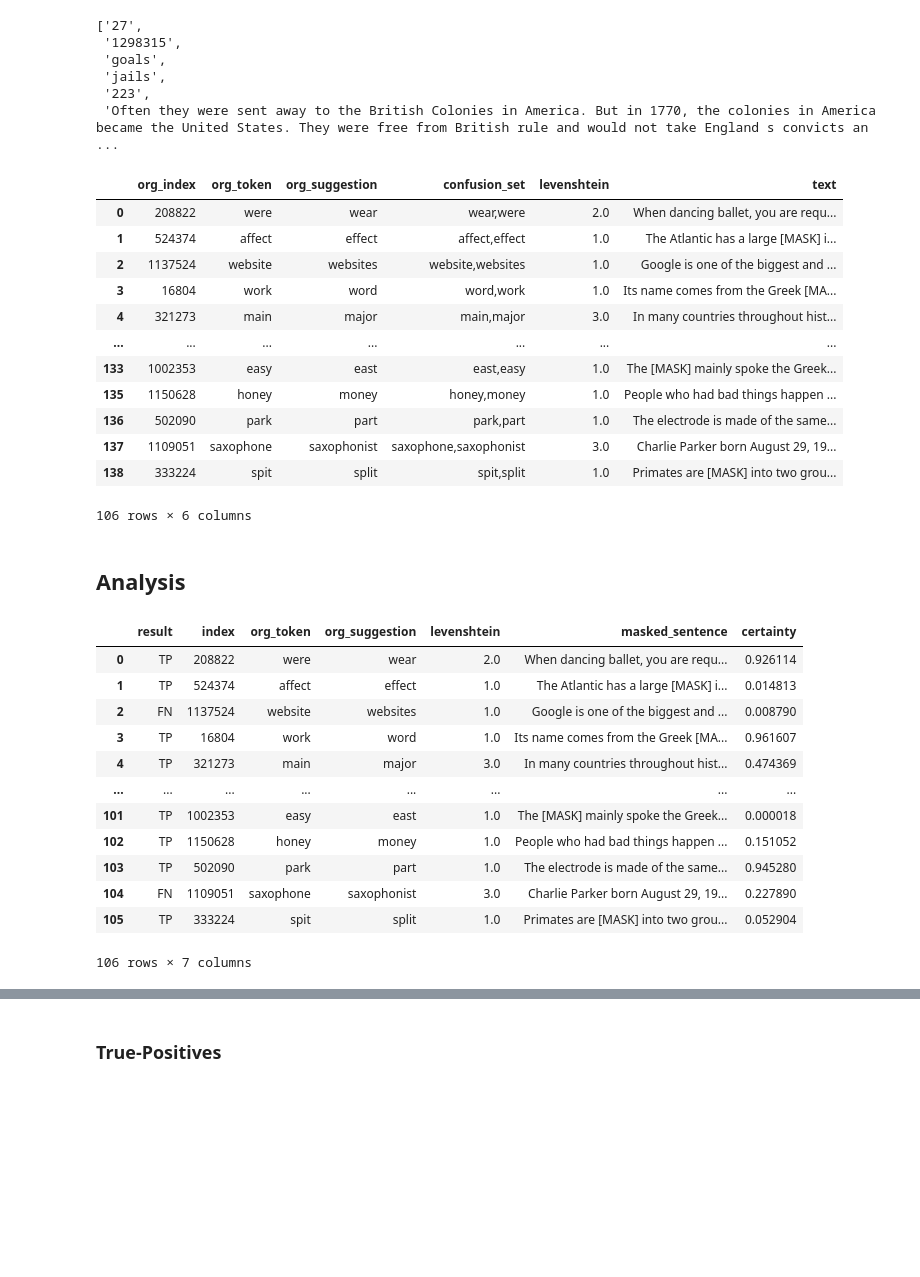
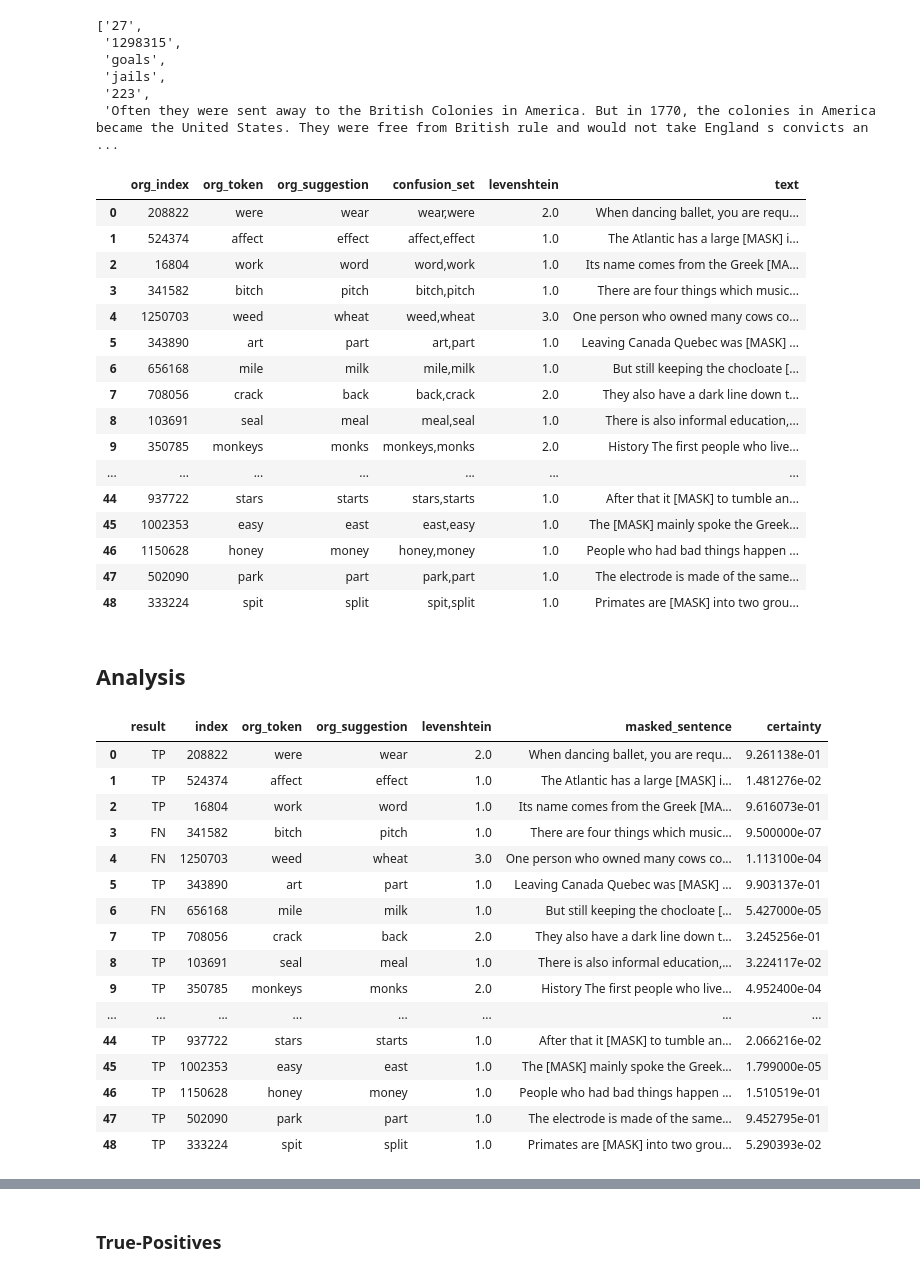
Before and after one commit to zesch/rwse-experiments, a Jupyter notebook: experiments/analyze_dataset_semantic_en.ipynb, the cells around one changed output, grey strips where cells are left out. Cells and saved outputs as stored; diff of their text form; code cells hidden in the pictures; blank space fills up the shorter version.

```diff
--- a/experiments/analyze_dataset_semantic_en.ipynb
+++ b/experiments/analyze_dataset_semantic_en.ipynb
@@ -47,7 +47,8 @@ collection[0]
  '223',
  'Often they were sent away to the British Colonies in America. But in 1770, the colonies in America became the United States. They were free from British rule and would not take England s convicts an ...
 # %%
-file_name = 'input/cleaned_dataset_semantic_en.csv'
+#file_name = 'input/cleaned_dataset_semantic_en.csv'
+file_name = 'input/modified_dataset_semantic_en.csv'
 
 def clean_text(text):
     text = '. '.join([part.strip() for part in text.split('.')]).strip()
@@ -82,43 +83,47 @@ if not os.path.exists(file_name):
             'confusion_set': f'{",".join(sorted([value[2],value[3]]))}',
             'levenshtein': edit_distance.compute(value[2], value[3]),
             'text': find_sentence(value[2], int(value[4]), ' '.join(value[5:]))
         }
         if check_token(tokenizer, item['org_token']) is None:
             bad_words.append(item['org_token'])
         elif check_token(tokenizer, item['org_suggestion']) is None:
             bad_words.append(item['org_suggestion'])
         elif item['text'] is None:
             bad_indices.append(item['org_index'])
         else:
             cleaned_collection_semantic.append(item)
 
 
     cleaned_collection_semantic = pd.DataFrame.from_dict(cleaned_collection_semantic)
     for confusion_set in cleaned_collection_semantic['confusion_set'].unique():
         indices = cleaned_collection_semantic[cleaned_collection_semantic['confusion_set'] == confusion_set].index
         if len(indices) == 2:
             cleaned_collection_semantic.drop(min(indices), inplace=True)
     cleaned_collection_semantic.to_csv(file_name, index=False, sep='\t')
     pd.DataFrame(bad_words).to_csv(file_name+'-bad_words', index=False, header=None, sep='\t')
     pd.DataFrame(bad_indices).to_csv(file_name+'-bad_indices', index=False, header=None, sep='\t')
 else:
     cleaned_collection_semantic = pd.read_csv(file_name, sep='\t')
 
 cleaned_collection_semantic
 # %% [output]
 |  | org_index | org_token | org_suggestion | confusion_set | levenshtein | text |
 | 0 | 208822 | were | wear | wear,were | 2.0 | When dancing ballet, you are requ... |
 | 1 | 524374 | affect | effect | affect,effect | 1.0 | The Atlantic has a large [MASK] i... |
-| 2 | 1137524 | website | websites | website,websites | 1.0 | Google is one of the biggest and ... |
-| 3 | 16804 | work | word | word,work | 1.0 | Its name comes from the Greek [MA... |
-| 4 | 321273 | main | major | main,major | 3.0 | In many countries throughout hist... |
+| 2 | 16804 | work | word | word,work | 1.0 | Its name comes from the Greek [MA... |
+| 3 | 341582 | bitch | pitch | bitch,pitch | 1.0 | There are four things which music... |
+| 4 | 1250703 | weed | wheat | weed,wheat | 3.0 | One person who owned many cows co... |
+| 5 | 343890 | art | part | art,part | 1.0 | Leaving Canada Quebec was [MASK] ... |
+| 6 | 656168 | mile | milk | mile,milk | 1.0 | But still keeping the chocloate [... |
+| 7 | 708056 | crack | back | back,crack | 2.0 | They also have a dark line down t... |
+| 8 | 103691 | seal | meal | meal,seal | 1.0 | There is also informal education,... |
+| 9 | 350785 | monkeys | monks | monkeys,monks | 2.0 | History The first people who live... |
 | ... | ... | ... | ... | ... | ... | ... |
-| 133 | 1002353 | easy | east | east,easy | 1.0 | The [MASK] mainly spoke the Greek... |
-| 135 | 1150628 | honey | money | honey,money | 1.0 | People who had bad things happen ... |
-| 136 | 502090 | park | part | park,part | 1.0 | The electrode is made of the same... |
-| 137 | 1109051 | saxophone | saxophonist | saxophone,saxophonist | 3.0 | Charlie Parker born August 29, 19... |
-| 138 | 333224 | spit | split | spit,split | 1.0 | Primates are [MASK] into two grou... |
+| 44 | 937722 | stars | starts | stars,starts | 1.0 | After that it [MASK] to tumble an... |
+| 45 | 1002353 | easy | east | east,easy | 1.0 | The [MASK] mainly spoke the Greek... |
+| 46 | 1150628 | honey | money | honey,money | 1.0 | People who had bad things happen ... |
+| 47 | 502090 | park | part | park,part | 1.0 | The electrode is made of the same... |
+| 48 | 333224 | spit | split | spit,split | 1.0 | Primates are [MASK] into two grou... |
-106 rows × 6 columns
 # %% [markdown]
 ## Analysis
 # %%
@@ -140,18 +145,22 @@ classification_results = pd.read_csv(file_name, sep='\t')
 classification_results
 # %% [output]
 |  | result | index | org_token | org_suggestion | levenshtein | masked_sentence | certainty |
-| 0 | TP | 208822 | were | wear | 2.0 | When dancing ballet, you are requ... | 0.926114 |
-| 1 | TP | 524374 | affect | effect | 1.0 | The Atlantic has a large [MASK] i... | 0.014813 |
-| 2 | FN | 1137524 | website | websites | 1.0 | Google is one of the biggest and ... | 0.008790 |
-| 3 | TP | 16804 | work | word | 1.0 | Its name comes from the Greek [MA... | 0.961607 |
-| 4 | TP | 321273 | main | major | 3.0 | In many countries throughout hist... | 0.474369 |
+| 0 | TP | 208822 | were | wear | 2.0 | When dancing ballet, you are requ... | 9.261138e-01 |
+| 1 | TP | 524374 | affect | effect | 1.0 | The Atlantic has a large [MASK] i... | 1.481276e-02 |
+| 2 | TP | 16804 | work | word | 1.0 | Its name comes from the Greek [MA... | 9.616073e-01 |
+| 3 | FN | 341582 | bitch | pitch | 1.0 | There are four things which music... | 9.500000e-07 |
+| 4 | FN | 1250703 | weed | wheat | 3.0 | One person who owned many cows co... | 1.113100e-04 |
+| 5 | TP | 343890 | art | part | 1.0 | Leaving Canada Quebec was [MASK] ... | 9.903137e-01 |
+| 6 | FN | 656168 | mile | milk | 1.0 | But still keeping the chocloate [... | 5.427000e-05 |
+| 7 | TP | 708056 | crack | back | 2.0 | They also have a dark line down t... | 3.245256e-01 |
+| 8 | TP | 103691 | seal | meal | 1.0 | There is also informal education,... | 3.224117e-02 |
+| 9 | TP | 350785 | monkeys | monks | 2.0 | History The first people who live... | 4.952400e-04 |
 | ... | ... | ... | ... | ... | ... | ... | ... |
-| 101 | TP | 1002353 | easy | east | 1.0 | The [MASK] mainly spoke the Greek... | 0.000018 |
-| 102 | TP | 1150628 | honey | money | 1.0 | People who had bad things happen ... | 0.151052 |
-| 103 | TP | 502090 | park | part | 1.0 | The electrode is made of the same... | 0.945280 |
-| 104 | FN | 1109051 | saxophone | saxophonist | 3.0 | Charlie Parker born August 29, 19... | 0.227890 |
-| 105 | TP | 333224 | spit | split | 1.0 | Primates are [MASK] into two grou... | 0.052904 |
+| 44 | TP | 937722 | stars | starts | 1.0 | After that it [MASK] to tumble an... | 2.066216e-02 |
+| 45 | TP | 1002353 | easy | east | 1.0 | The [MASK] mainly spoke the Greek... | 1.799000e-05 |
+| 46 | TP | 1150628 | honey | money | 1.0 | People who had bad things happen ... | 1.510519e-01 |
+| 47 | TP | 502090 | park | part | 1.0 | The electrode is made of the same... | 9.452795e-01 |
+| 48 | TP | 333224 | spit | split | 1.0 | Primates are [MASK] into two grou... | 5.290393e-02 |
-106 rows × 7 columns
 # %%
 print('sensitivity', len(classification_results[classification_results['result'] == 'TP'])/len(classification_results))
 # %% [output]
```
Also changed, not shown: parts of 6 cells of this notebook, 5 other files.
